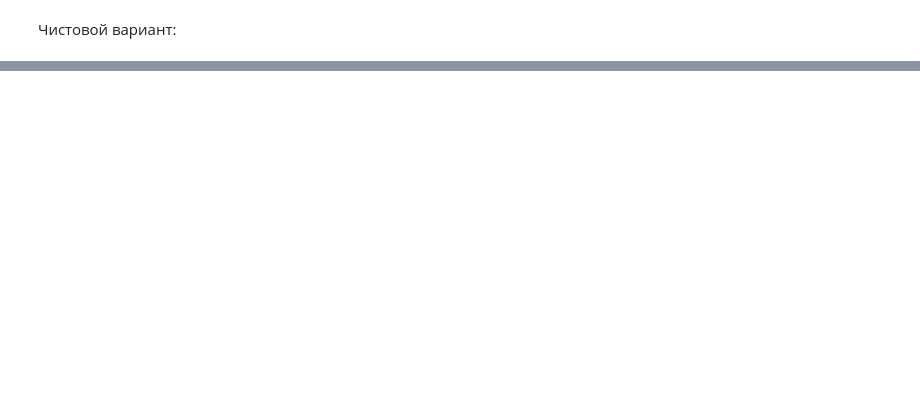
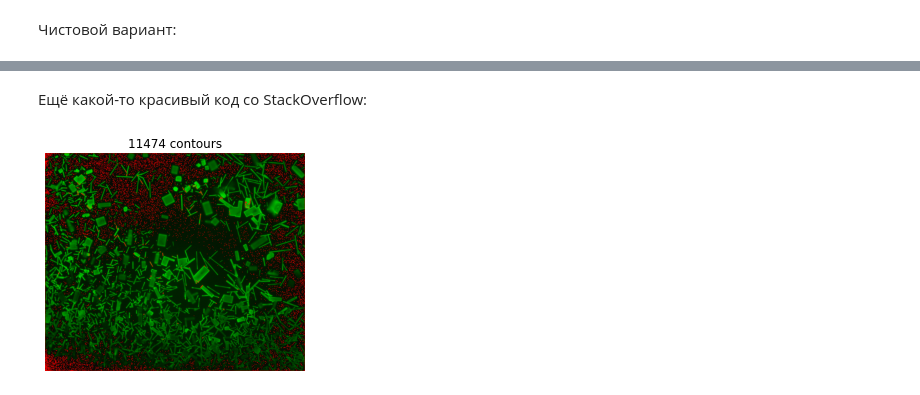
Before and after one commit to dyed-eye/apfsem, a Jupyter notebook: contours.ipynb, the cells around one changed output, grey strips where cells are left out. Saved outputs shown, nothing was run; the diff lists cells and outputs as text; code cells hidden in the pictures; blank space fills up the shorter version.

```diff
--- a/contours.ipynb
+++ b/contours.ipynb
@@ -270,0 +334,33 @@ plt.show()
+# %% [markdown]
+Ещё какой-то красивый код со StackOverflow:
+# %%
+import cv2 as cv
+import numpy as np
+from matplotlib import pyplot as plt
+
+hsv_min = np.array((0, 54, 5), np.uint8)
+hsv_max = np.array((187, 255, 253), np.uint8)
+
+img = cv.imread('res/cached_image.png')
+
+hsv = cv.cvtColor(img, cv.COLOR_BGR2HSV)    # меняем цветовую модель с BGR на HSV
+thresh = cv.inRange(hsv, hsv_min, hsv_max)  # применяем цветовой фильтр
+
+# !!!
+#_, contours0, hierarchy = cv.findContours(thresh.copy(), cv.RETR_TREE, cv.CHAIN_APPROX_SIMPLE)
+(contours0, _) = cv.findContours(thresh.copy(), cv.RETR_TREE, cv.CHAIN_APPROX_SIMPLE)
+
+# перебираем все найденные контуры в цикле
+for cnt in contours0:
+    rect = cv.minAreaRect(cnt)                      # пытаемся вписать прямоугольник
+    box = cv.boxPoints(rect)                        # поиск четырех вершин прямоугольника
+    box = np.int0(box)                              # округление координат
+    cv.drawContours(img, [box], 0, (255, 0, 0), 2)  # рисуем прямоугольник
+
+
+plt.imshow(img)
+plt.axis('off')
+plt.title(str(len(contours0)) + ' contours')
+plt.show()
+# %% [output]
+[figure, added]
```
Also changed, not shown: parts of 9 cells of this notebook, 7 other files.
